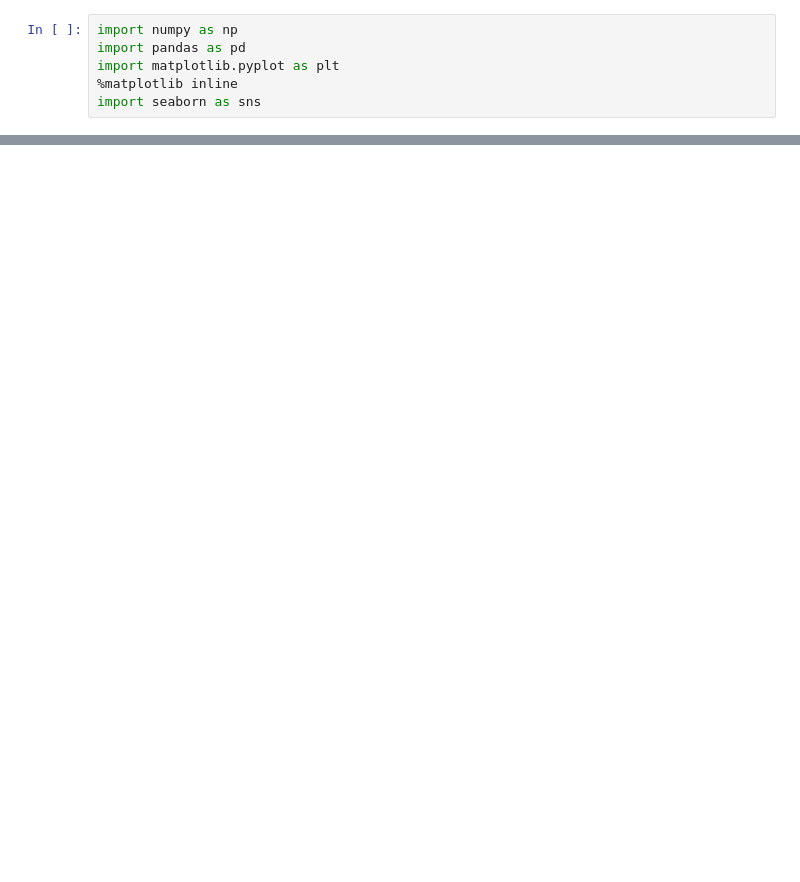
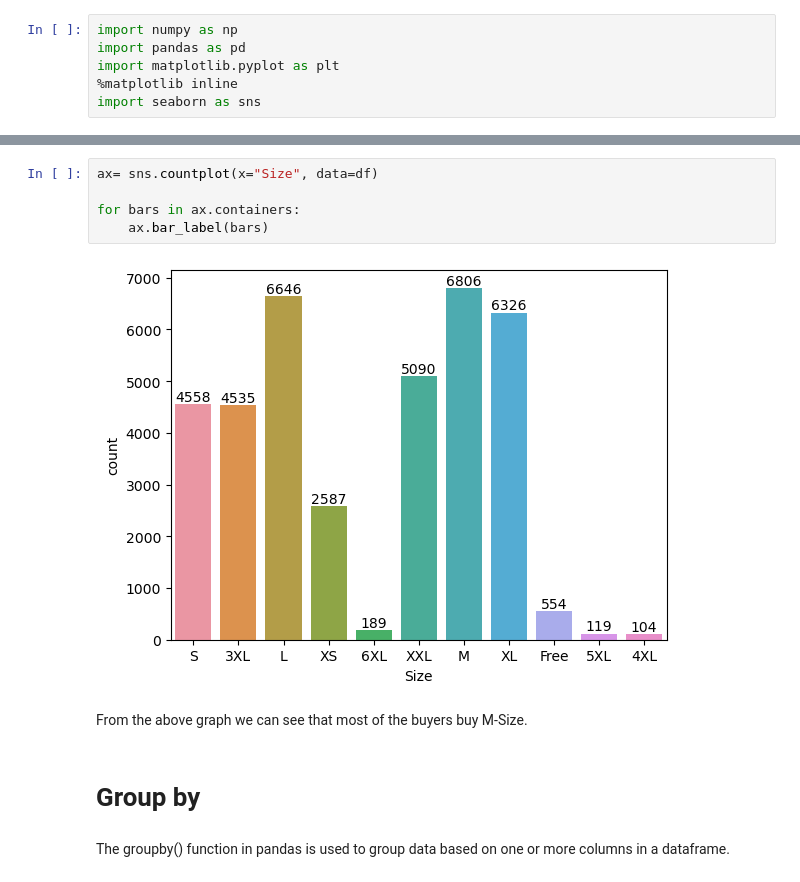
Before and after one commit to hrushikeshh/Amazon-Sales-Analysis, a Jupyter notebook: Amazon Sales Analysis.ipynb, the cells around one changed output, grey strips where cells are left out. Drawn from its saved outputs; the diff is of its cells as text; blank space fills up the shorter version.

```diff
--- a/Amazon Sales Analysis.ipynb
+++ b/Amazon Sales Analysis.ipynb
@@ -11,0 +222,13 @@ FileNotFoundError: [Errno 2] No such file or directory: 'C:/Users/Hrushikesh/One
+# %%
+ax= sns.countplot(x="Size", data=df)
+
+for bars in ax.containers:
+    ax.bar_label(bars)
+# %% [output]
+[figure, added]
+# %% [markdown]
+From the above graph we can see that most of the buyers buy M-Size.
+# %% [markdown]
+# Group by
+# %% [markdown]
+The groupby() function in pandas is used to group data based on one or more columns in a dataframe.
```
Also changed, not shown: parts of 46 cells of this notebook, 1 other file.
